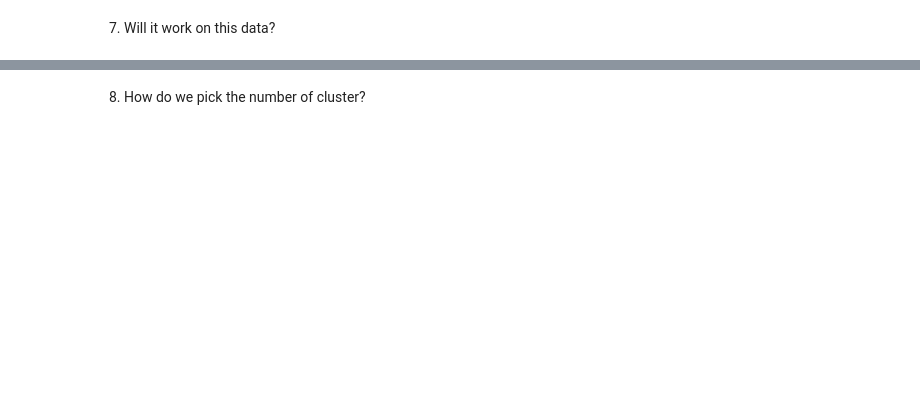
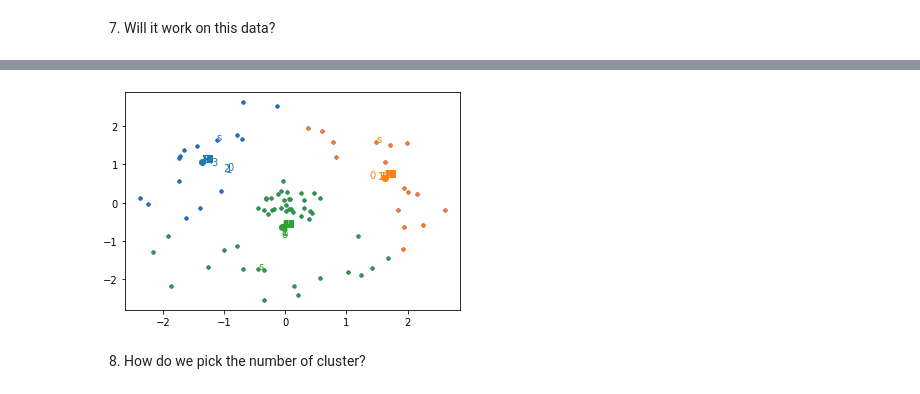
Before and after one commit to muic-pattern-rekt-2018/exercise-7-filled, a Jupyter notebook: Low Rank Approximation and Clustering Problem.ipynb, the cells around one changed output, grey strips where cells are left out. Saved outputs shown, nothing was run; the diff lists cells and outputs as text; code cells hidden in the pictures; blank space fills up the shorter version.

```diff
--- a/Low Rank Approximation and Clustering Problem.ipynb
+++ b/Low Rank Approximation and Clustering Problem.ipynb
@@ -432,0 +442,5 @@ plt.plot(data[:, 0], data[:, 1],'.')
+# %%
+centroids = k_mean(data, 3)
+color_data(data, centroids)
+# %% [output]
+[figure, added]
```
Also changed, not shown: parts of 7 cells of this notebook.
